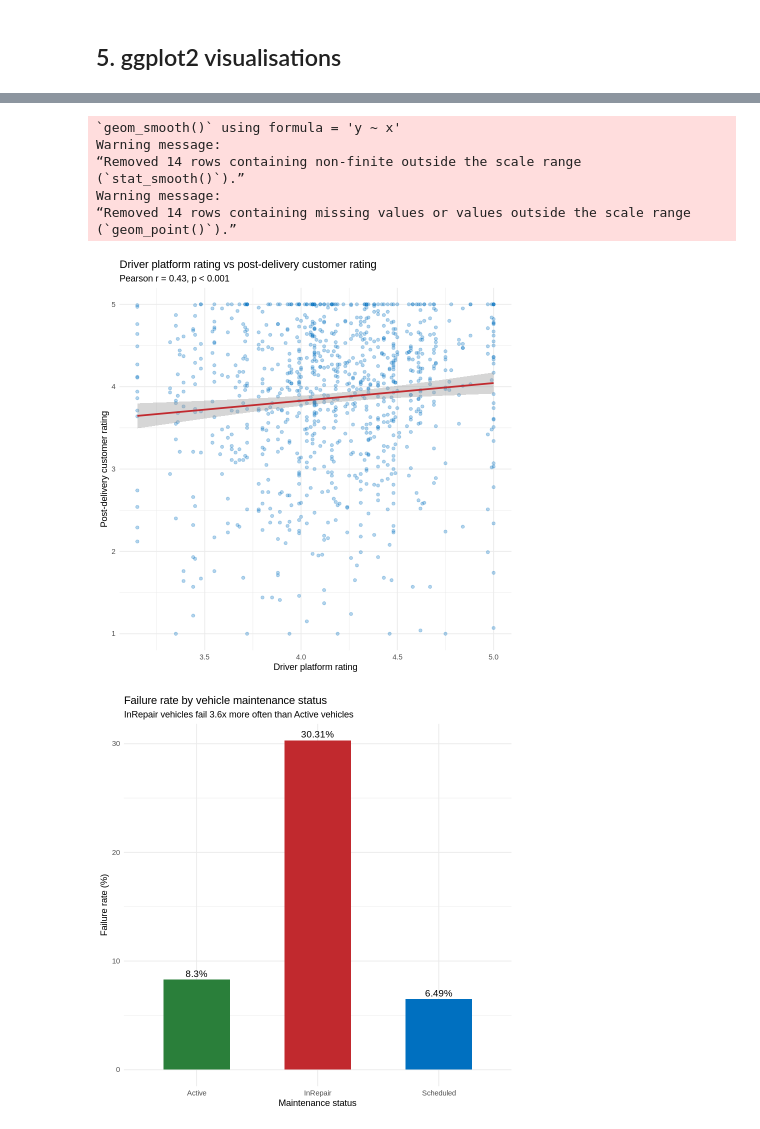
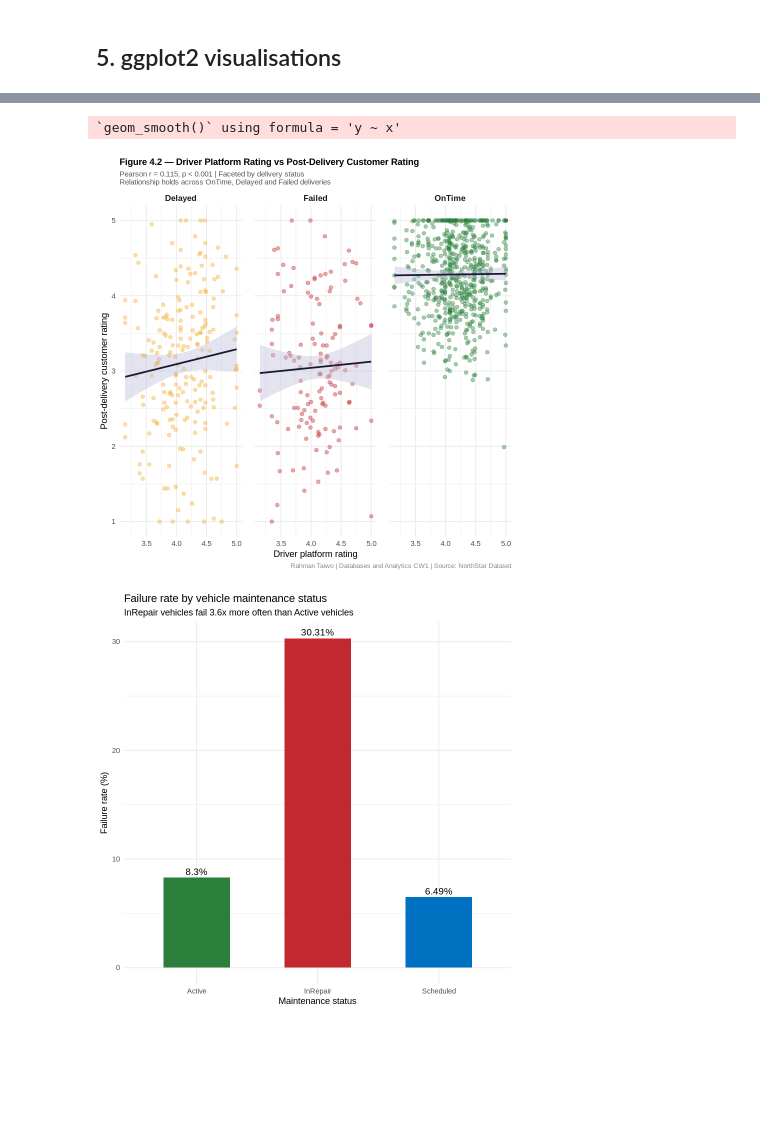
Before and after one commit to taiwoas1/Rahman-Taiwo-Database-and-Analytics, a Jupyter notebook: 02_r_analytics.ipynb, the cells around one changed output, grey strips where cells are left out. Saved outputs shown, nothing was run; the diff lists cells and outputs as text; code cells hidden in the pictures; blank space fills up the shorter version.

```diff
--- a/02_r_analytics.ipynb
+++ b/02_r_analytics.ipynb
@@ -228,21 +285,35 @@ ggplot(zone_perf, aes(x = reorder(pickup_zone, -failure_rate_pct),
-# %%
-# Driver vs customer rating
-ggplot(master, aes(x = driver_rating, y = customer_rating_post_delivery)) +
-  geom_point(alpha = 0.3, colour = '#0070C0') +
-  geom_smooth(method = 'lm', colour = '#C1292E', se = TRUE) +
-  labs(title = 'Driver platform rating vs post-delivery customer rating',
-       subtitle = 'Pearson r = 0.43, p < 0.001',
-       x = 'Driver platform rating', y = 'Post-delivery customer rating') +
-  theme_minimal()
-# %% [output]
-`geom_smooth()` using formula = 'y ~ x'
-Warning message:
-“Removed 14 rows containing non-finite outside the scale range
-(`stat_smooth()`).”
-Warning message:
-“Removed 14 rows containing missing values or values outside the scale range
-(`geom_point()`).”
-[figure, removed]
+# %%
+# Figure 4.2 — Faceted Scatter Plot: Driver rating vs Customer rating
+# Split by delivery status to show relationship across all three outcomes
+
+ggplot(master %>% filter(!is.na(customer_rating_post_delivery)),
+       aes(x = driver_rating, y = customer_rating_post_delivery,
+           colour = delivery_status)) +
+  geom_point(alpha = 0.4, size = 1.8) +
+  geom_smooth(method = 'lm', se = TRUE,
+              colour = '#1A1A2E', fill = '#BBBBDD') +
+  facet_wrap(~ delivery_status, ncol = 3) +
+  scale_colour_manual(values = c('OnTime'  = '#2A7F3A',
+                                  'Delayed' = '#F6AE2D',
+                                  'Failed'  = '#C1292E'),
+                       guide = 'none') +
+  labs(title    = 'Figure 4.2 — Driver Platform Rating vs Post-Delivery Customer Rating',
+       subtitle = 'Pearson r = 0.115, p < 0.001 | Faceted by delivery status\nRelationship holds across OnTime, Delayed and Failed deliveries',
+       x        = 'Driver platform rating',
+       y        = 'Post-delivery customer rating',
+       caption  = 'Rahman Taiwo | Databases and Analytics CW1 | Source: NorthStar Dataset') +
+  theme_minimal() +
+  theme(
+    plot.title    = element_text(face = 'bold', size = 11),
+    plot.subtitle = element_text(size = 9, colour = '#555555'),
+    plot.caption  = element_text(size = 8, colour = '#888888'),
+    strip.text    = element_text(face = 'bold', size = 10),
+    axis.text     = element_text(size = 9),
+    panel.spacing = unit(1, 'lines')
+  )
+# %% [output]
+`geom_smooth()` using formula = 'y ~ x'
+[figure, added]
 # %%
 # Failure rate by vehicle Maintenance Status
 maint_summary <- master %>%
```
Also changed, not shown: parts of 6 cells of this notebook.
